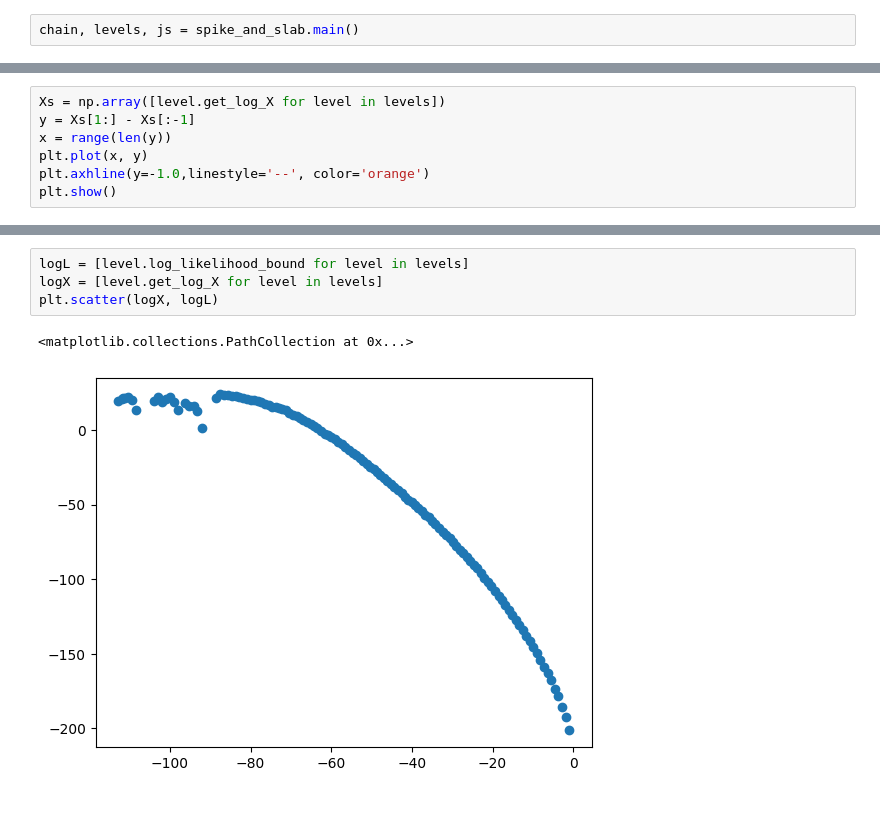
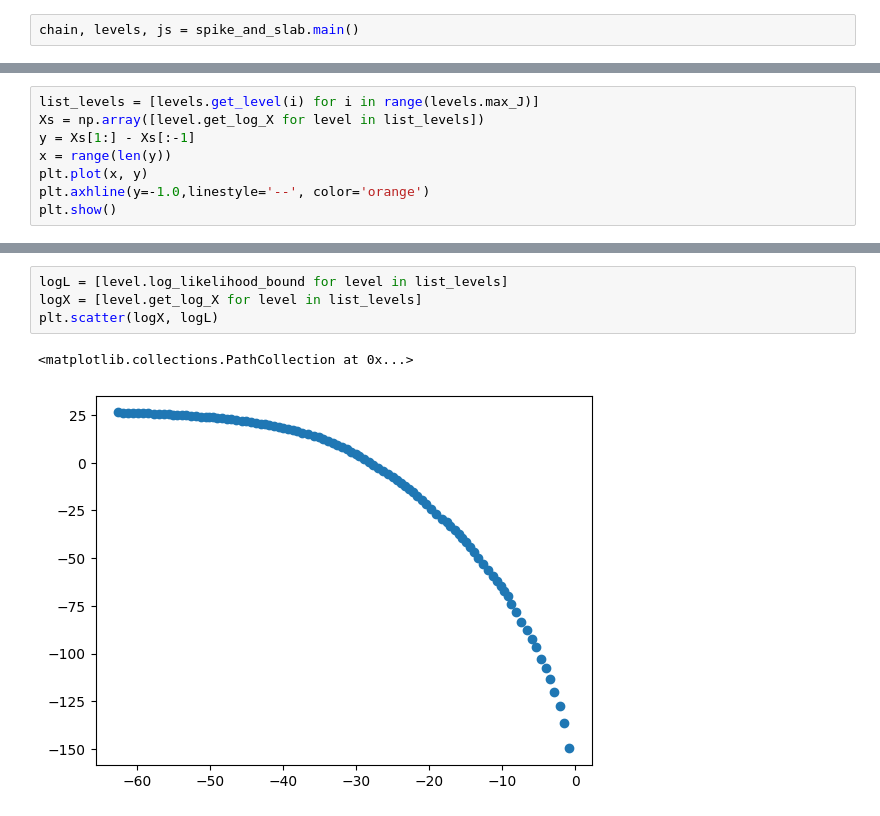
Before and after one commit to thomas-egg/nested_sampling, a Jupyter notebook: examples/spike_slab/sandbox.ipynb, the cells around one changed output, grey strips where cells are left out. Cells and saved outputs as stored; diff of their text form.

```diff
--- a/examples/spike_slab/sandbox.ipynb
+++ b/examples/spike_slab/sandbox.ipynb
@@ -50,5 +48,6 @@ plt.show()
 # %%
-Xs = np.array([level.get_log_X for level in levels])
+list_levels = [levels.get_level(i) for i in range(levels.max_J)]
+Xs = np.array([level.get_log_X for level in list_levels])
 y = Xs[1:] - Xs[:-1]
 x = range(len(y))
 plt.plot(x, y)
@@ -59,7 +58,7 @@ plt.show()
 # %%
-logL = [level.log_likelihood_bound for level in levels]
-logX = [level.get_log_X for level in levels]
+logL = [level.log_likelihood_bound for level in list_levels]
+logX = [level.get_log_X for level in list_levels]
 plt.scatter(logX, logL)
 # %% [output]
 <matplotlib.collections.PathCollection at 0x...>
-[figure, old version]
+[figure, new version]
```
Also changed, not shown: parts of 7 cells of this notebook, 5 other files.
